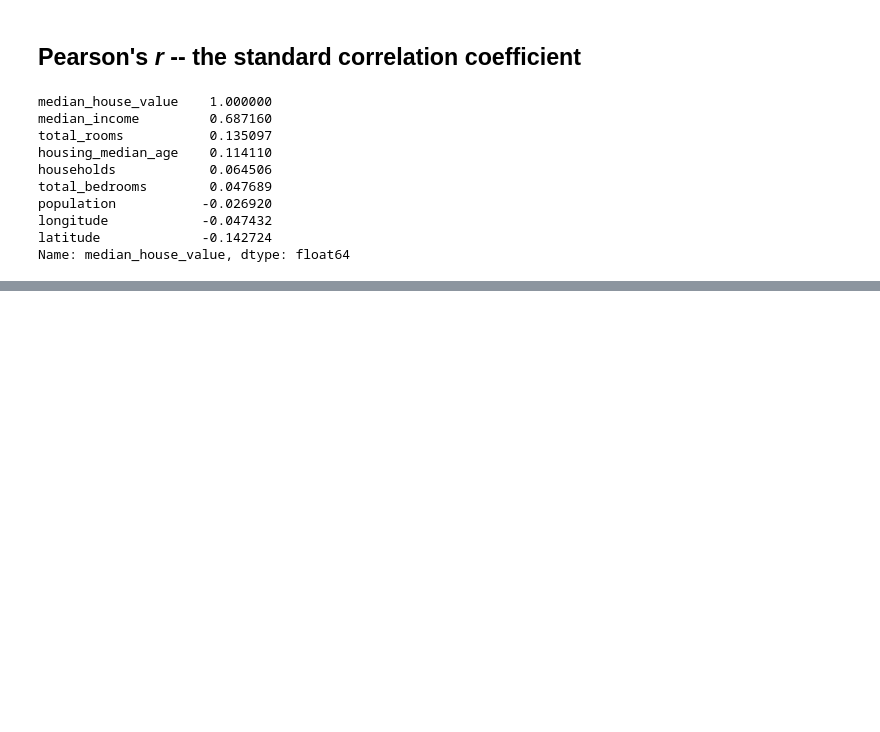
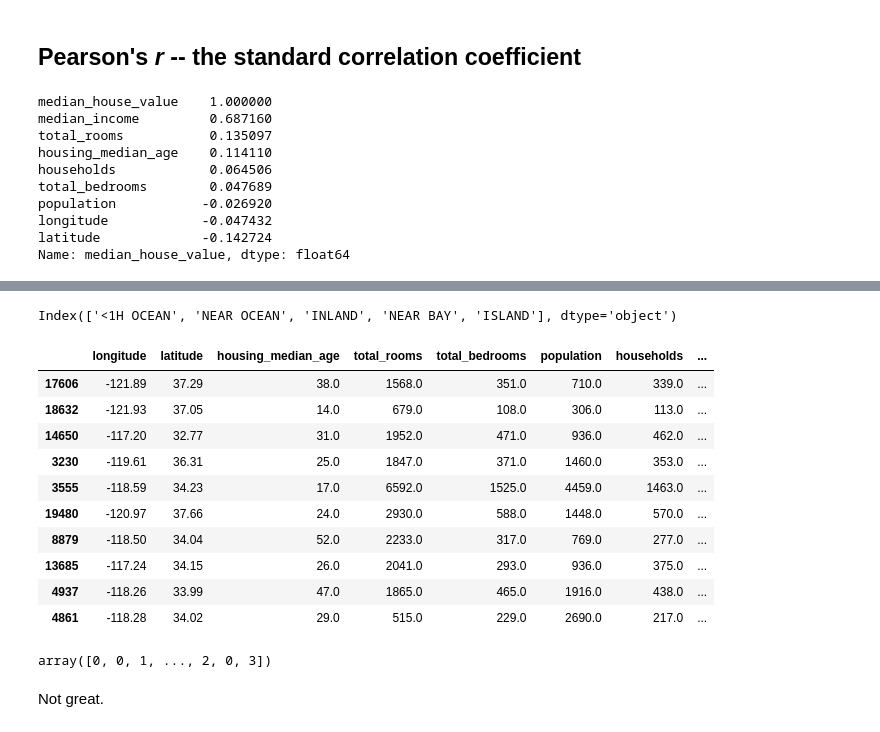
Before and after one commit to kevmo/machine-learning-but-for-idiots, a Jupyter notebook: 02 CA Housing Predictions - End to End ML Project.ipynb, the cells around one changed output, grey strips where cells are left out. Saved outputs shown, nothing was run; the diff lists cells and outputs as text; code cells hidden in the pictures; blank space fills up the shorter version.

```diff
--- a/02 CA Housing Predictions - End to End ML Project.ipynb
+++ b/02 CA Housing Predictions - End to End ML Project.ipynb
@@ -240,0 +328,24 @@ housing.plot(kind="scatter", x="median_income", y="median_house_value", alpha=.1
+# %%
+housing_categories
+# %% [output]
+Index(['<1H OCEAN', 'NEAR OCEAN', 'INLAND', 'NEAR BAY', 'ISLAND'], dtype='object')
+# %%
+housing.head(10)
+# %% [output]
+|  | longitude | latitude | housing_median_age | total_rooms | total_bedrooms | population | households | ... |
+| 17606 | -121.89 | 37.29 | 38.0 | 1568.0 | 351.0 | 710.0 | 339.0 | ... |
+| 18632 | -121.93 | 37.05 | 14.0 | 679.0 | 108.0 | 306.0 | 113.0 | ... |
+| 14650 | -117.20 | 32.77 | 31.0 | 1952.0 | 471.0 | 936.0 | 462.0 | ... |
+| 3230 | -119.61 | 36.31 | 25.0 | 1847.0 | 371.0 | 1460.0 | 353.0 | ... |
+| 3555 | -118.59 | 34.23 | 17.0 | 6592.0 | 1525.0 | 4459.0 | 1463.0 | ... |
+| 19480 | -120.97 | 37.66 | 24.0 | 2930.0 | 588.0 | 1448.0 | 570.0 | ... |
+| 8879 | -118.50 | 34.04 | 52.0 | 2233.0 | 317.0 | 769.0 | 277.0 | ... |
+| 13685 | -117.24 | 34.15 | 26.0 | 2041.0 | 293.0 | 936.0 | 375.0 | ... |
+| 4937 | -118.26 | 33.99 | 47.0 | 1865.0 | 465.0 | 1916.0 | 438.0 | ... |
+| 4861 | -118.28 | 34.02 | 29.0 | 515.0 | 229.0 | 2690.0 | 217.0 | ... |
+# %%
+housing_cat_encoded
+# %% [output]
+array([0, 0, 1, ..., 2, 0, 3])
+# %% [markdown]
+Not great.
```
Also changed, not shown: parts of 23 cells of this notebook.
